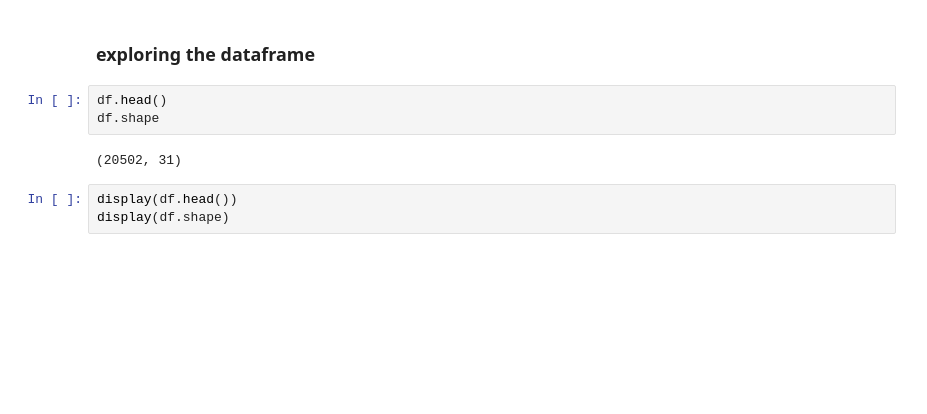
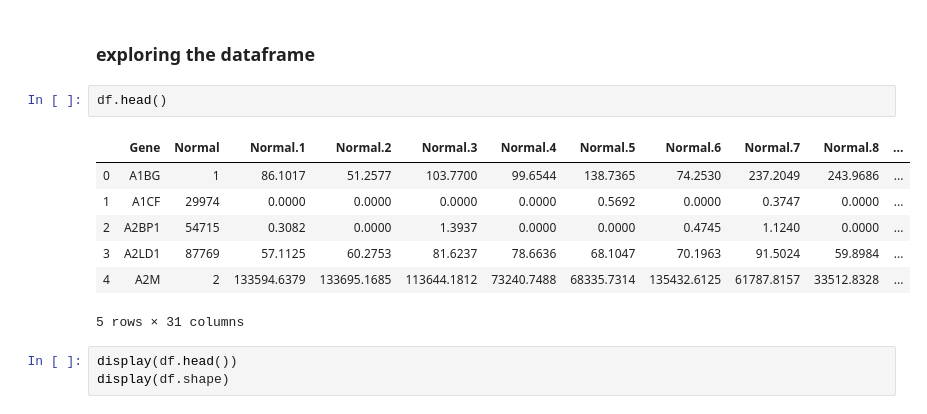
Before and after one commit to payalchandak/python_workshops, a Jupyter notebook: Pandas & Data Visualization/Visualizing LUAD Gene Expression.ipynb, the cells around one changed output. Saved outputs shown, nothing was run; the diff lists cells and outputs as text; blank space fills up the shorter version.

```diff
--- a/Pandas & Data Visualization/Visualizing LUAD Gene Expression.ipynb
+++ b/Pandas & Data Visualization/Visualizing LUAD Gene Expression.ipynb
@@ -13,9 +13,14 @@ df = pd.read_csv('LUAD_rsem_normal_tumor.sample.txt', sep='\t')
 ### exploring the dataframe
 # %%
 df.head()
-df.shape
 # %% [output]
+|  | Gene | Normal | Normal.1 | Normal.2 | Normal.3 | Normal.4 | Normal.5 | Normal.6 | Normal.7 | Normal.8 | ... |
+| 0 | A1BG | 1 | 86.1017 | 51.2577 | 103.7700 | 99.6544 | 138.7365 | 74.2530 | 237.2049 | 243.9686 | ... |
+| 1 | A1CF | 29974 | 0.0000 | 0.0000 | 0.0000 | 0.0000 | 0.5692 | 0.0000 | 0.3747 | 0.0000 | ... |
+| 2 | A2BP1 | 54715 | 0.3082 | 0.0000 | 1.3937 | 0.0000 | 0.0000 | 0.4745 | 1.1240 | 0.0000 | ... |
+| 3 | A2LD1 | 87769 | 57.1125 | 60.2753 | 81.6237 | 78.6636 | 68.1047 | 70.1963 | 91.5024 | 59.8984 | ... |
+| 4 | A2M | 2 | 133594.6379 | 133695.1685 | 113644.1812 | 73240.7488 | 68335.7314 | 135432.6125 | 61787.8157 | 33512.8328 | ... |
-(20502, 31)
+5 rows × 31 columns
 # %%
 display(df.head())
 display(df.shape)
```
Also changed, not shown: parts of 6 cells of this notebook, 2 other files.
